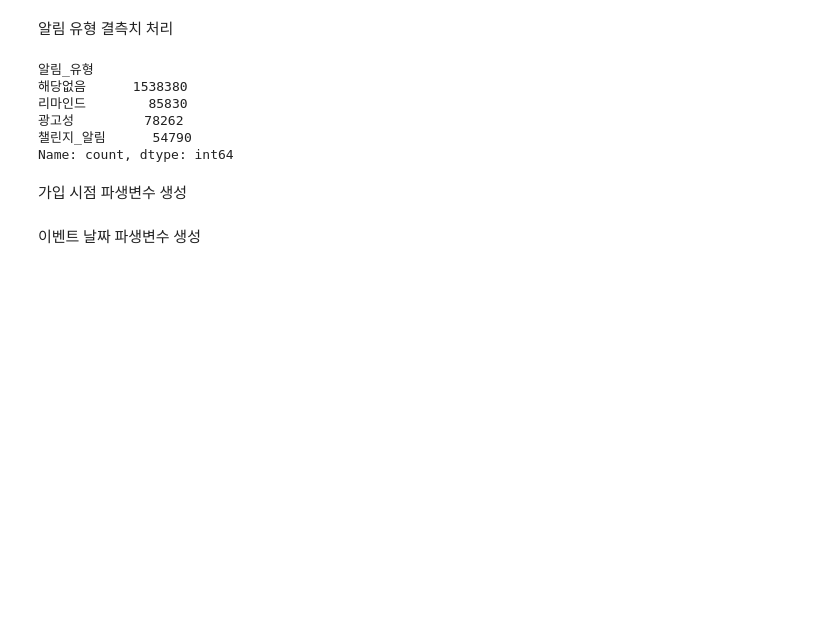
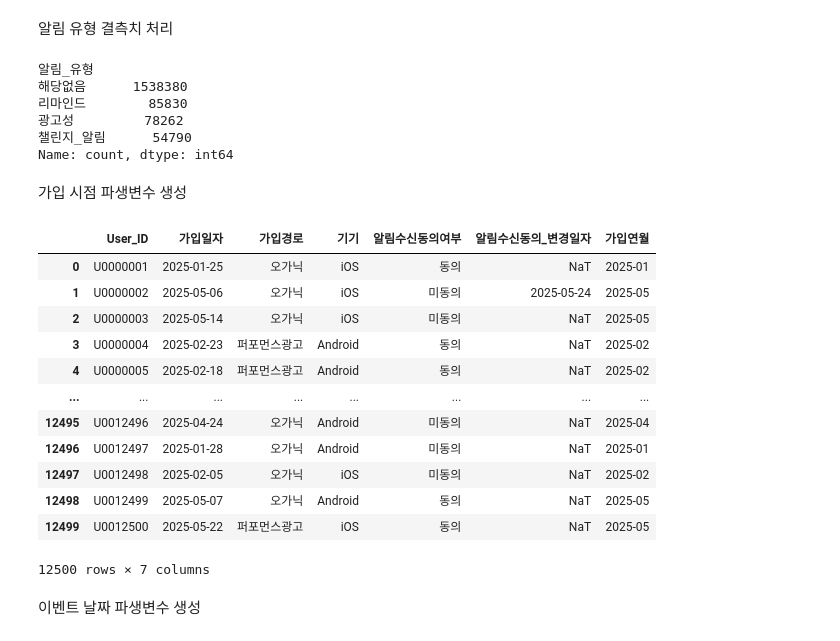
Before and after one commit to leegolem/Anti-Churn-Committee, a Jupyter notebook: notebooks/jeongsu/00preprocess.ipynb, the cells around one changed output. Drawn from its saved outputs; the diff is of its cells as text; code cells hidden in the pictures; blank space fills up the shorter version.

```diff
--- a/notebooks/jeongsu/preprocess.ipynb
+++ b/notebooks/jeongsu/00preprocess.ipynb
@@ -353,3 +347,19 @@ user_df["가입주차"] = (
+# %%
+user_df
+# %% [output]
+|  | User_ID | 가입일자 | 가입경로 | 기기 | 알림수신동의여부 | 알림수신동의_변경일자 | 가입연월 |
+| 0 | U0000001 | 2025-01-25 | 오가닉 | iOS | 동의 | NaT | 2025-01 |
+| 1 | U0000002 | 2025-05-06 | 오가닉 | iOS | 미동의 | 2025-05-24 | 2025-05 |
+| 2 | U0000003 | 2025-05-14 | 오가닉 | iOS | 미동의 | NaT | 2025-05 |
+| 3 | U0000004 | 2025-02-23 | 퍼포먼스광고 | Android | 동의 | NaT | 2025-02 |
+| 4 | U0000005 | 2025-02-18 | 퍼포먼스광고 | Android | 동의 | NaT | 2025-02 |
+| ... | ... | ... | ... | ... | ... | ... | ... |
+| 12495 | U0012496 | 2025-04-24 | 오가닉 | Android | 미동의 | NaT | 2025-04 |
+| 12496 | U0012497 | 2025-01-28 | 오가닉 | Android | 미동의 | NaT | 2025-01 |
+| 12497 | U0012498 | 2025-02-05 | 오가닉 | iOS | 미동의 | NaT | 2025-02 |
+| 12498 | U0012499 | 2025-05-07 | 오가닉 | Android | 동의 | NaT | 2025-05 |
+| 12499 | U0012500 | 2025-05-22 | 퍼포먼스광고 | iOS | 동의 | NaT | 2025-05 |
+12500 rows × 7 columns
 # %% [markdown]
 이벤트 날짜 파생변수 생성
 # %%
```
Also changed, not shown: parts of 5 cells of this notebook, 2 other files.
